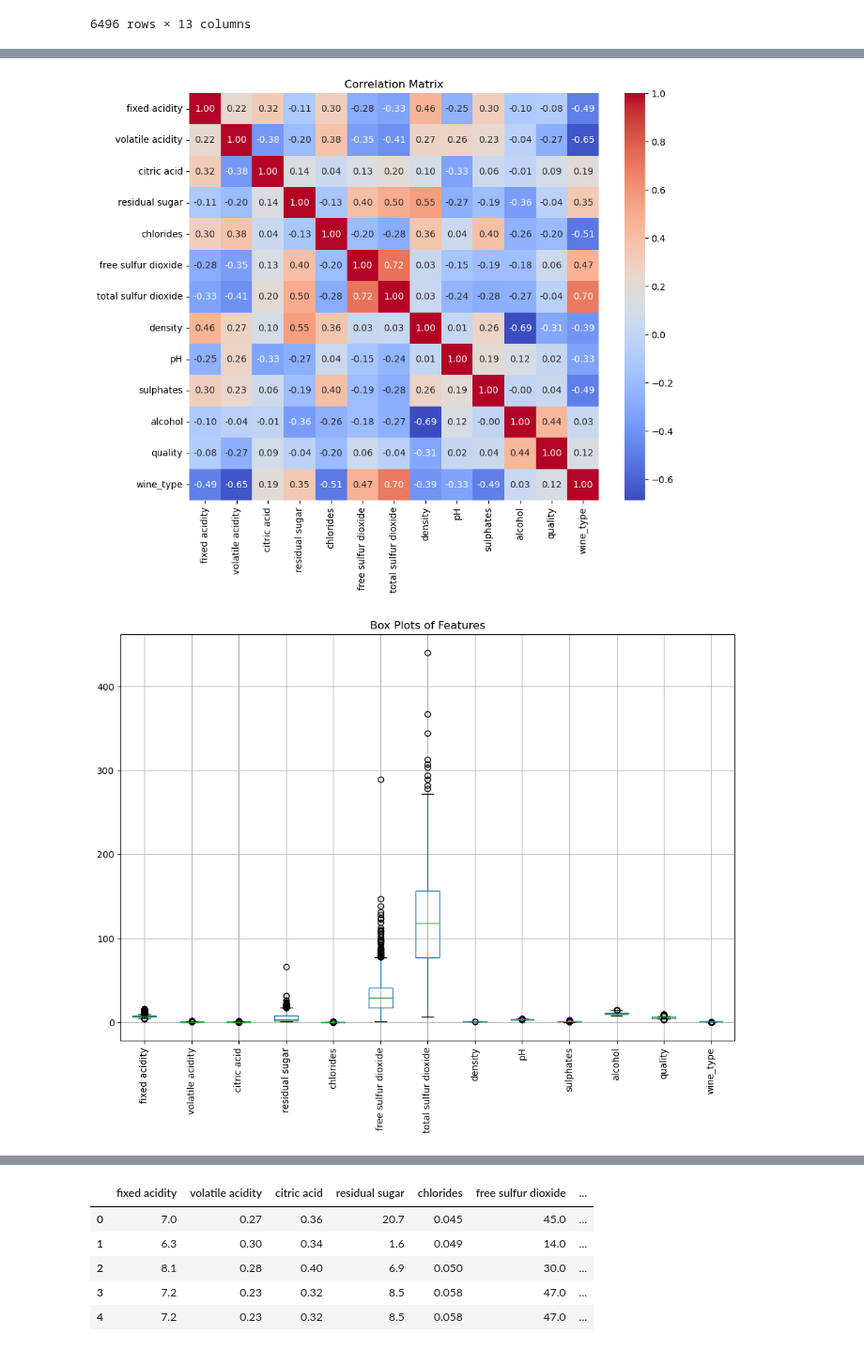
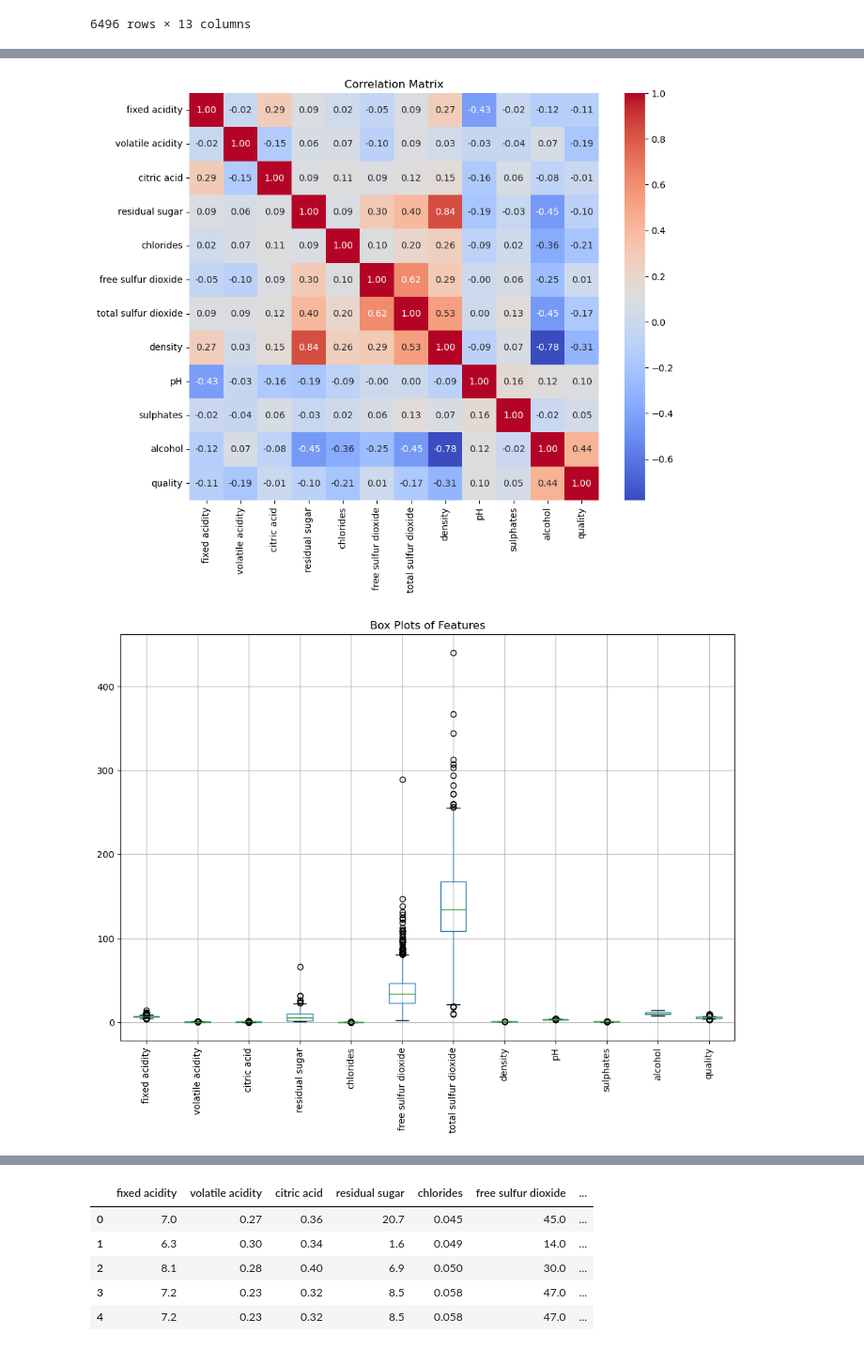
Before and after one commit to tiagosantos63390/pad_proj1, a Jupyter notebook: project1.ipynb, the cells around one changed output, grey strips where cells are left out. Shown: that part at 94% size. Cells and saved outputs as stored; diff of their text form; code cells hidden in the pictures.

```diff
--- a/project1.ipynb
+++ b/project1.ipynb
@@ -56,6 +67,9 @@ plt.show()
 # Combine datasets
 data = pd.concat([red_wine, white_wine])
 
+white_wine.drop('wine_type', axis=1, inplace=True)
+red_wine.drop('wine_type', axis=1, inplace=True)
+
 data.head(-1)
 # %% [output]
 |  | fixed acidity | volatile acidity | citric acid | residual sugar | chlorides | free sulfur dioxide | ... |
@@ -142,17 +157,17 @@ plt.show()
 # %%
 # Correlation Matrix
 plt.figure(figsize=(10,8))
-sns.heatmap(data.corr(), annot=True, cmap='coolwarm', fmt='.2f')
+sns.heatmap(white_wine.corr(), annot=True, cmap='coolwarm', fmt='.2f')
 plt.title("Correlation Matrix")
 plt.show()
 # %% [output]
-[figure, old version]
+[figure, new version]
 # %%
 # Box Plots
 plt.figure(figsize=(12,8))
-data.boxplot(rot=90)
+white_wine.boxplot(rot=90)
 plt.title("Box Plots of Features")
 plt.show()
 # %% [output]
-[figure, old version]
+[figure, new version]
 # %% [markdown]
```
Also changed, not shown: parts of 19 cells of this notebook.
